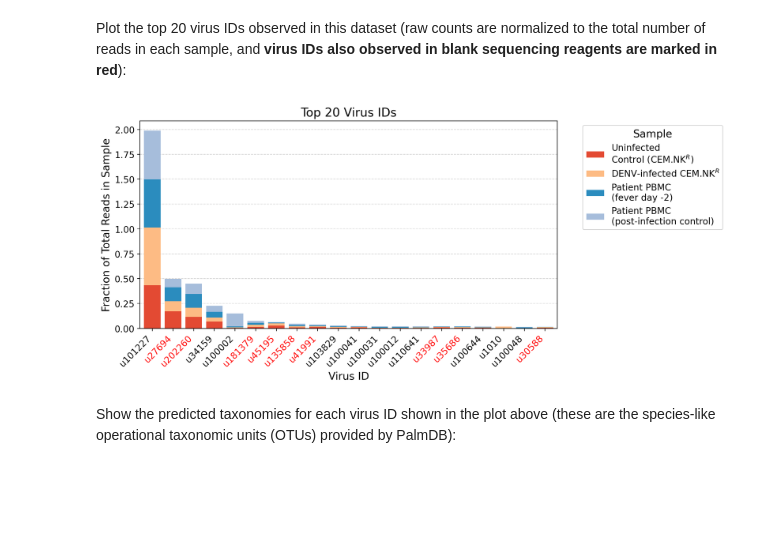
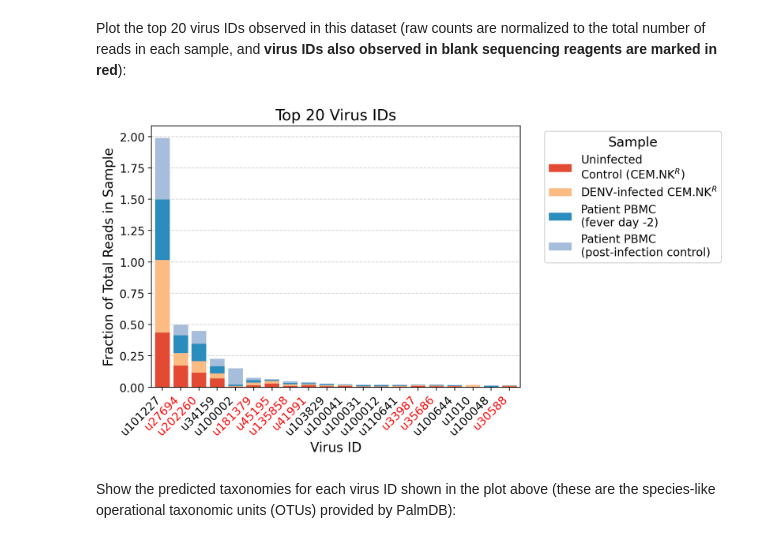
Before and after one commit to pachterlab/kb_docs, a Jupyter notebook: docs/source/translated/notebooks/virus_detection_sc.ipynb, the cells around one changed output. Drawn from its saved outputs; the diff is of its cells as text; code cells hidden in the pictures; blank space fills up the shorter version.

```diff
--- a/docs/source/translated/notebooks/virus_detection_sc.ipynb
+++ b/docs/source/translated/notebooks/virus_detection_sc.ipynb
@@ -451,7 +451,7 @@ array(['u1010'], dtype=object)
 # %% [markdown]
 Create bar plot showing raw counts for DENV:
 # %%
-fig, ax = plt.subplots(figsize=(6, 7))
+fig, ax = plt.subplots(figsize=(5, 5))
 fontsize = 14
 width = 0.75
 
@@ -469,7 +469,7 @@ ax.set_yscale("symlog")
 ax.set_ylabel(f"Total counts for {target_ids[0]} (Dengue virus))", fontsize=fontsize)
 # ax.set_xlabel("Sample", fontsize=fontsize)
 ax.set_xticks(x, metadata_df["label"].values, rotation=45, ha="right")
-ax.tick_params(axis="both", labelsize=fontsize)
+ax.tick_params(axis="both", labelsize=fontsize-2)
 ax.grid(True, which="both", color="lightgray", ls="--", lw=1)
 ax.set_axisbelow(True)
 
@@ -542,7 +542,7 @@ def plot_top_virs_stacked_bar(adata, top_n=20):
     top_counts = grouped_counts_normalized[top_virs]
 
     # Create a stacked bar plot
-    fig, ax = plt.subplots(figsize=(10, 5))
+    fig, ax = plt.subplots(figsize=(7, 5))
     colors = ['#e34a33', '#fdbb84', '#2b8cbe', '#a6bddb'] * (len(top_counts) // 6 + 1)
     fontsize = 14
 
@@ -554,34 +554,34 @@ def plot_top_virs_stacked_bar(adata, top_n=20):
             bottom=bar_bottom,
             color=colors[i],
             label=metadata_df[metadata_df["SRR"] == srr_id]["label"].values[0]
         )
         bar_bottom += row_counts
 
     # Adjust figure labels and axes
     ax.set_title(f"Top {top_n} Virus IDs", fontsize=fontsize+2)
     ax.set_xlabel("Virus ID", fontsize=fontsize)
     ax.set_ylabel("Fraction of Total Reads in Sample", fontsize=fontsize)
     ax.set_xticklabels(top_virs, rotation=45, ha='right')
     # Mark virus IDs that have been observed in blank sequencing reagents in red
     for i, label in enumerate(top_virs):
         if label in blank_df["virus"].values:
             ax.get_xticklabels()[i].set_color('red')
     ax.legend(title="Sample", bbox_to_anchor=(1.05, 1), loc='upper left', fontsize=fontsize-2, title_fontsize=fontsize)
     ax.tick_params(axis='both', which='major', labelsize=fontsize-2)
     ax.grid(axis='y', linestyle='--', color="lightgrey", alpha=1)
     ax.set_axisbelow(True)
     ax.margins(x=0.01)
 
     # Save figure
     fig.savefig("top_virus_IDs_per_sample.png", dpi=300, bbox_inches="tight")
 
     fig.show()
 
     return top_virs
 
 top_virs = plot_top_virs_stacked_bar(adata, top_n=20)
 # %% [output]
-[figure, old version]
+[figure, new version]
 # %% [markdown]
 Show the predicted taxonomies for each virus ID shown in the plot above (these are the species-like operational taxonomic units (OTUs) provided by PalmDB):
 # %%
```
Also changed, not shown: parts of 1 cell of this notebook.
